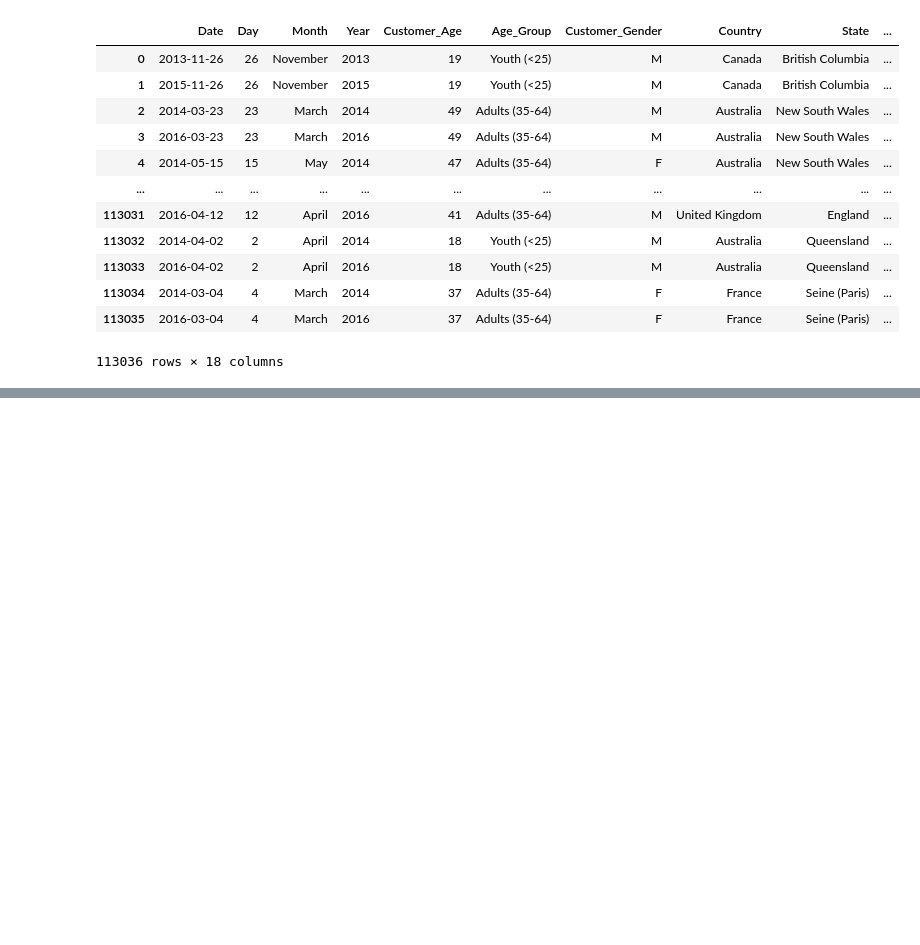
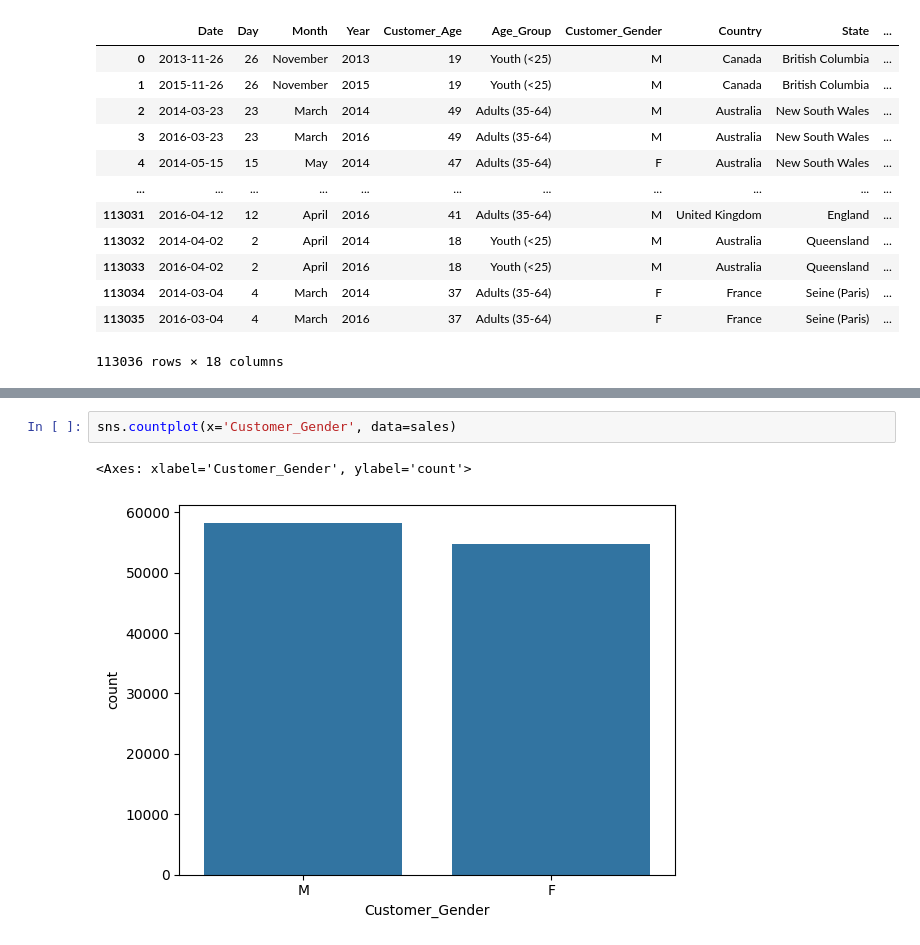
Before and after one commit to s28600/SUML, a Jupyter notebook: sample.ipynb, the cells around one changed output, grey strips where cells are left out. Cells and saved outputs as stored; diff of their text form; blank space fills up the shorter version.

```diff
--- a/sample.ipynb
+++ b/sample.ipynb
@@ -32,0 +63,5 @@ sales
+# %%
+sns.countplot(x='Customer_Gender', data=sales)
+# %% [output]
+<Axes: xlabel='Customer_Gender', ylabel='count'>
+[figure, added]
```
Also changed, not shown: parts of 5 cells of this notebook.
